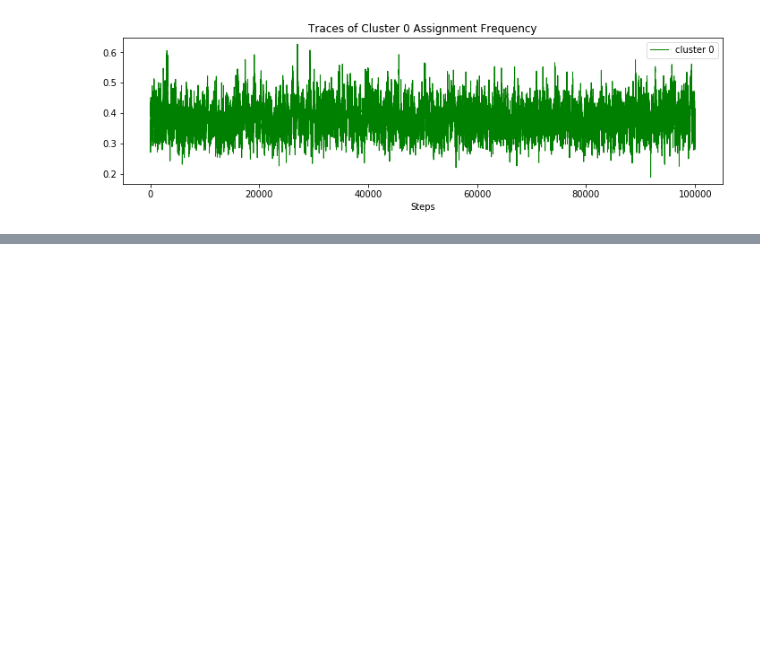
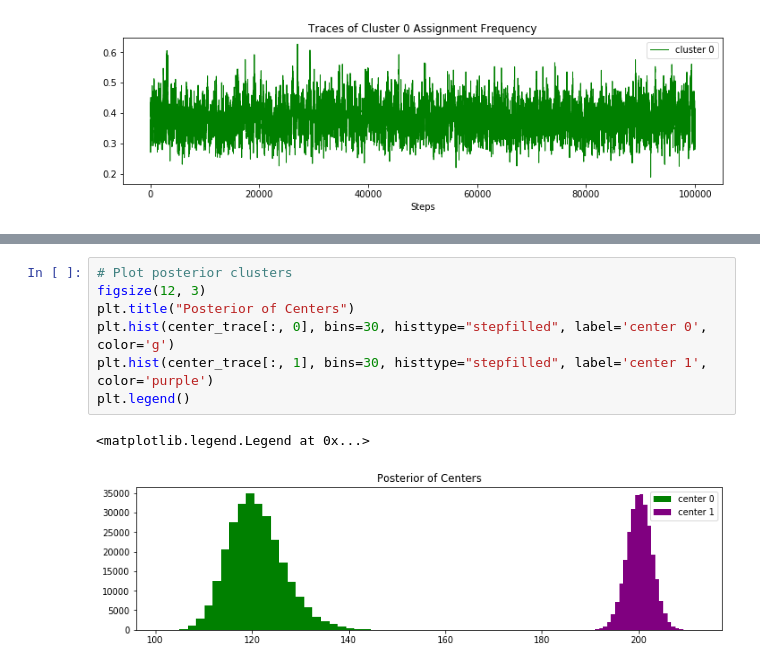
Before and after one commit to hanhanwu/Hanhan_Data_Science_Practice, a Jupyter notebook: Applied_Statistics/Learning_Notes/bayesian4fun/chapter3_expt2.ipynb, the cells around one changed output, grey strips where cells are left out. Drawn from its saved outputs; the diff is of its cells as text; blank space fills up the shorter version.

```diff
--- a/Applied_Statistics/Learning_Notes/bayesian4fun/chapter3_expt2.ipynb
+++ b/Applied_Statistics/Learning_Notes/bayesian4fun/chapter3_expt2.ipynb
@@ -156,0 +194,10 @@ leg.get_frame().set_alpha(0.7)
+# %%
+# Plot posterior clusters
+figsize(12, 3)
+plt.title("Posterior of Centers")
+plt.hist(center_trace[:, 0], bins=30, histtype="stepfilled", label='center 0', color='g')
+plt.hist(center_trace[:, 1], bins=30, histtype="stepfilled", label='center 1', color='purple')
+plt.legend()
+# %% [output]
+<matplotlib.legend.Legend at 0x...>
+[figure, added]
```
Also changed, not shown: parts of 11 cells of this notebook.
